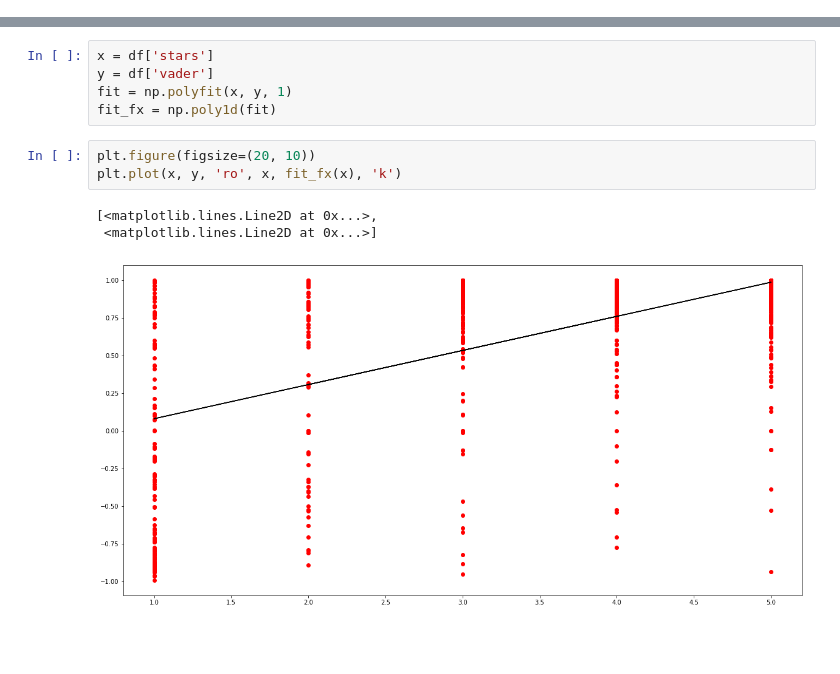
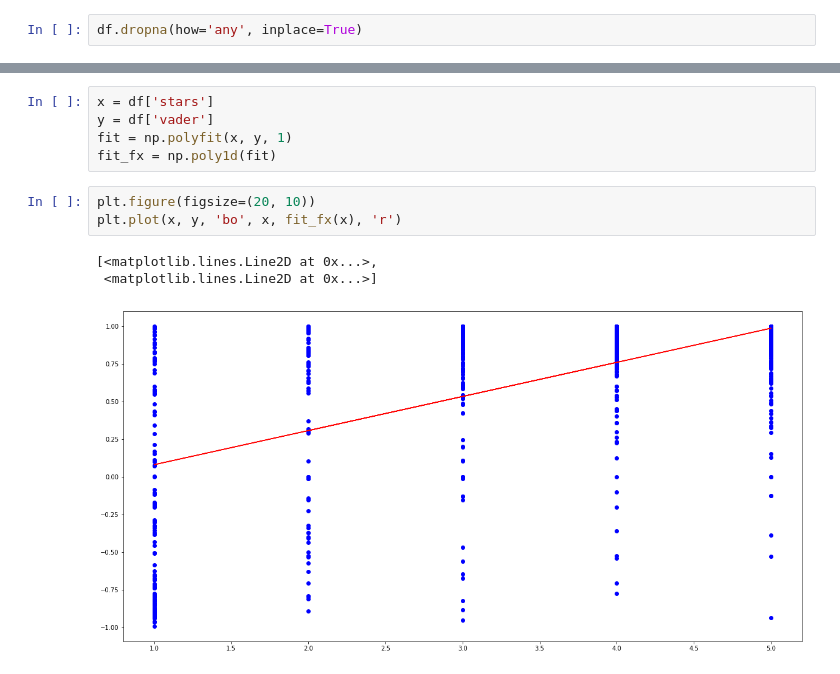
Before and after one commit to AlanRyanCecil/N-yelp-P, a Jupyter notebook: vader/vader.ipynb, the cells around one changed output, grey strips where cells are left out. Saved outputs shown, nothing was run; the diff lists cells and outputs as text; blank space fills up the shorter version.

```diff
--- a/vader/vader.ipynb
+++ b/vader/vader.ipynb
@@ -9,0 +27,2 @@ df = pd.read_csv('../data/yelp_academic_dataset_review_truncated.csv')
+# %%
+df.dropna(how='any', inplace=True)
@@ -39,8 +61,8 @@ fit = np.polyfit(x, y, 1)
 fit_fx = np.poly1d(fit)
 # %%
 plt.figure(figsize=(20, 10))
-plt.plot(x, y, 'ro', x, fit_fx(x), 'k')
+plt.plot(x, y, 'bo', x, fit_fx(x), 'r')
 # %% [output]
 [<matplotlib.lines.Line2D at 0x...>,
  <matplotlib.lines.Line2D at 0x...>]
-[figure, old version]
+[figure, new version]
```
Also changed, not shown: parts of 9 cells of this notebook, 9 other files.
